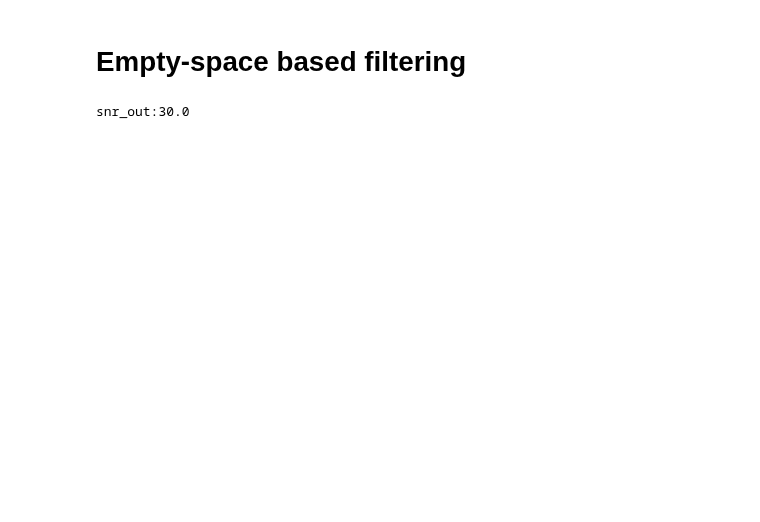
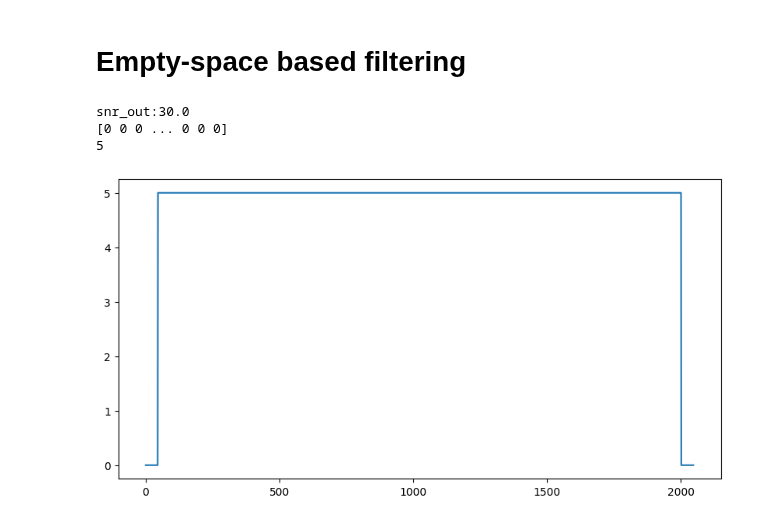
Before and after one commit to jmiramont/benchmarks-detection-denoising, a Jupyter notebook: notebooks/demo_method_empty_space.ipynb, the cells around one changed output. Saved outputs shown, nothing was run; the diff lists cells and outputs as text; code cells hidden in the pictures; blank space fills up the shorter version.

```diff
--- a/notebooks/demo_method_empty_space.ipynb
+++ b/notebooks/demo_method_empty_space.ipynb
@@ -12,37 +12,45 @@ from benchmark_demo.SignalBank import SignalBank
 # %%
 np.random.seed(0)
 
 # signal parameters
 SNRin = 30
-N = 2**10
+N = 2**11
 sbank = SignalBank(N=N, return_signal=True)
 tmin = sbank.tmin
 tmax = sbank.tmax
 
 # s = sbank.signal_mc_synthetic_mixture_3()
 # s = sbank.signal_cos_chirp()
 # s = sbank._signal_exp_chirp()
-# s = sbank.signal_linear_chirp()
+s = sbank.signal_linear_chirp()
 # s = sbank.signal_linear_chirp()
 # comp1 = sbank.signal_linear_chirp(a=0.1, b=0.15, instfreq = False)
 # comp2 = sbank.signal_linear_chirp(a=0.1, b=0.25, instfreq = False)
 # s = comp1+comp2
 # s = sbank.signal_mc_parallel_chirps_unbalanced()
 # s = sbank.signal_mc_crossing_chirps()
 # s = sbank.signal_mc_pure_tones()
 # s = sbank.signal_cos_chirp()
 # s = sbank.signal_mc_multi_cos_2()
-# s = sbank.signal_mc_multi_linear_2()
+s = sbank.signal_mc_multi_linear_2()
 # s = sbank.signal_mc_synthetic_mixture()
-s = sbank.signal_mc_synthetic_mixture_4()
+# s = sbank.signal_mc_synthetic_mixture_4()
 # s = sbank.signal_mc_impulses()
 
 signal, noise = add_snr(s,SNRin)
 # signal = s + noise*np.sqrt(N/Nsub)
 
-# print(s.ncomps)
+print(signal.ncomps)
+print(signal.total_comps)
+
+fig, ax = plt.subplots(1,1,figsize = (10,5))
+ax.plot(signal.ncomps)
+plt.show()
 # %% [output]
 snr_out:30.0
+[0 0 0 ... 0 0 0]
+5
+[figure, added]
 # %%
 Nfft = 2*N
 g,_ = get_round_window(Nfft)
```
Also changed, not shown: parts of 2 cells of this notebook, 1 other file.
